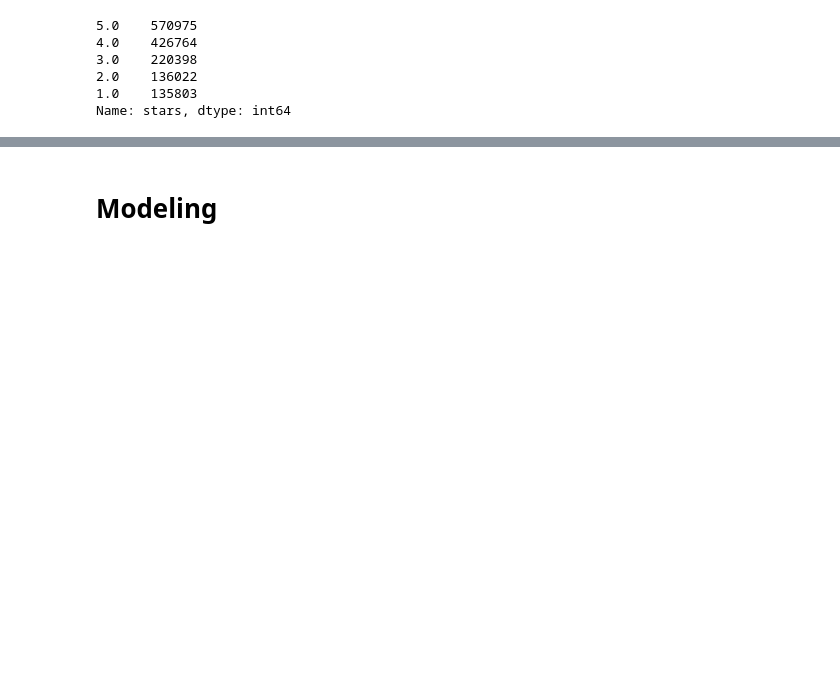
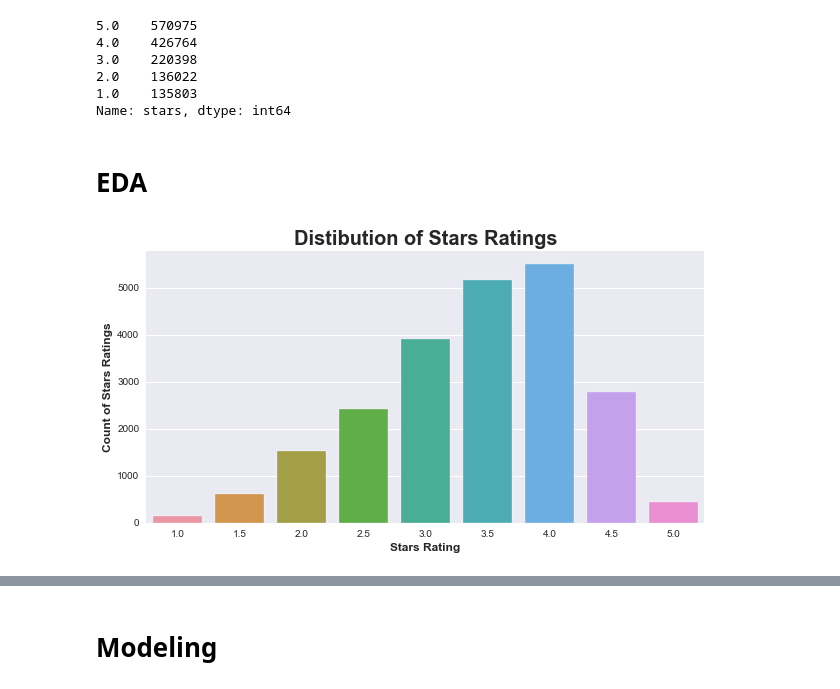
Before and after one commit to dhcho0622/COVID-19-Traveling-Project, a Jupyter notebook: Recommendation System.ipynb, the cells around one changed output, grey strips where cells are left out. Drawn from its saved outputs; the diff is of its cells as text; code cells hidden in the pictures; blank space fills up the shorter version.

```diff
--- a/Recommendation System.ipynb
+++ b/Recommendation System.ipynb
@@ -248,3 +257,15 @@ df.stars.value_counts()
 2.0    136022
 1.0    135803
 Name: stars, dtype: int64
+# %% [markdown]
+# EDA
+# %%
+sns.set_style('darkgrid')
+plt.figure(figsize = (10,5))
+sns.countplot(dfb['stars'])
+plt.title('Distibution of Stars Ratings', fontsize = 20,fontweight='bold')
+plt.ylabel('Count of Stars Ratings', fontsize = 12,fontweight='bold')
+plt.xlabel('Stars Rating', fontsize = 12,fontweight='bold');
+# plt.savefig('Count_of_Ratings_edited.png')
+# %% [output]
+[figure, added]
```
Also changed, not shown: parts of 19 cells of this notebook, 1 other file.
